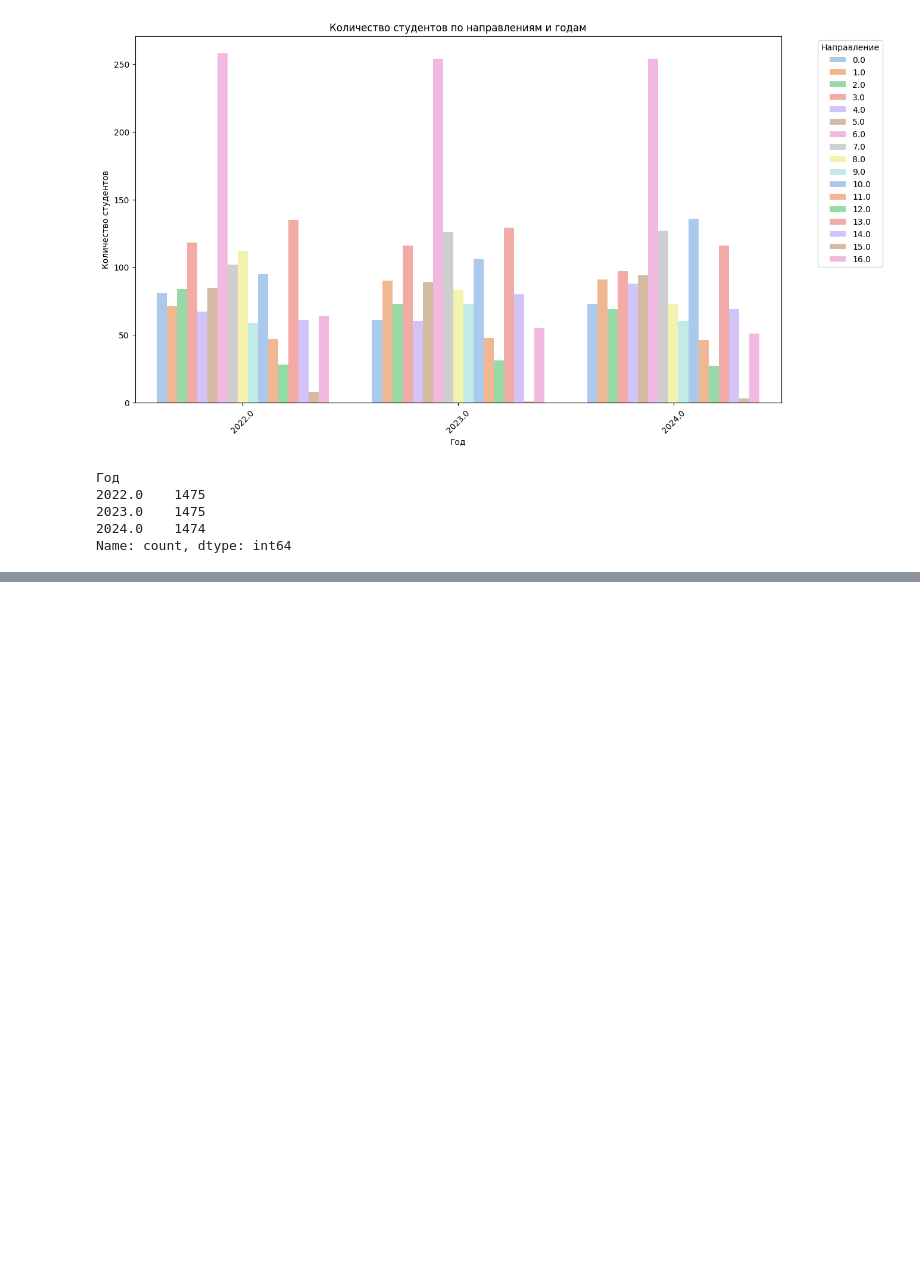
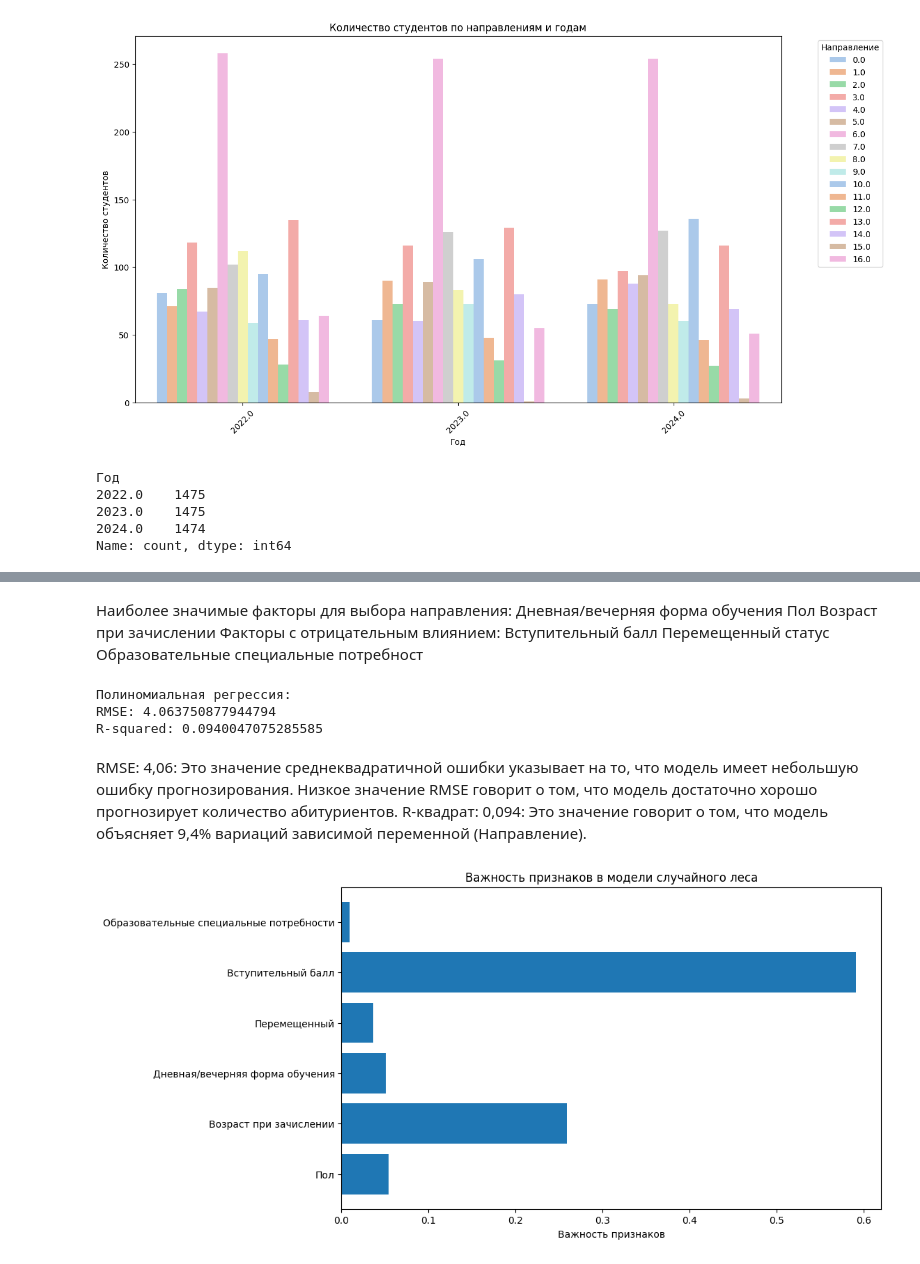
Before and after one commit to kristina-skoptsova/diplom, a Jupyter notebook: cleaned.ipynb, the cells around one changed output, grey strips where cells are left out. Cells and saved outputs as stored; diff of their text form; code cells hidden in the pictures; blank space fills up the shorter version.

Commit message:
Определение факторов
Определение факторов, которые влияют на выбор направления

```diff
--- a/cleaned.ipynb
+++ b/cleaned.ipynb
@@ -313,0 +382,3 @@ Name: count, dtype: int64
+# %%
+# Подсчет количества уникальных направлений
+final_df['Количество абитуриентов'] = df.groupby('Направление')['Направление'].transform('count')
@@ -313,0 +431,72 @@ Name: count, dtype: int64
+# %% [markdown]
+Наиболее значимые факторы для выбора направления:
+Дневная/вечерняя форма обучения
+Пол
+Возраст при зачислении
+Факторы с отрицательным влиянием:
+Вступительный балл
+Перемещенный статус
+Образовательные специальные потребност
+# %%
+from sklearn.preprocessing import PolynomialFeatures
+from sklearn.linear_model import LinearRegression
+from sklearn.metrics import mean_squared_error, r2_score
+
+# Определение зависимой и независимых переменных
+X = final_df[['Пол', 'Возраст при зачислении', 'Дневная/вечерняя форма обучения',
+               'Перемещенный', 'Вступительный балл', 'Образовательные специальные потребности',]]
+y = final_df['Направление']
+
+# Разделение данных на обучающую и тестовую выборки
+X_train, X_test, y_train, y_test = train_test_split(X, y, test_size=0.2, random_state=42)
+
+# Полиномиальная регрессия
+poly = PolynomialFeatures(degree=2) # Выбор степени полинома
+X_poly_train = poly.fit_transform(X_train)
+X_poly_test = poly.transform(X_test)
+
+# Обучение модели полиномиальной регрессии
+poly_model = LinearRegression()
+poly_model.fit(X_poly_train, y_train)
+
+# Прогнозирование на тестовой выборке
+y_poly_pred = poly_model.predict(X_poly_test)
+
+# Оценка модели полиномиальной регрессии
+print("Полиномиальная регрессия:")
+print("RMSE:", np.sqrt(mean_squared_error(y_test, y_poly_pred)))
+print("R-squared:", r2_score(y_test, y_poly_pred))
+# %% [output]
+Полиномиальная регрессия:
+RMSE: 4.063750877944794
+R-squared: 0.0940047075285585
+# %% [markdown]
+RMSE: 4,06: Это значение среднеквадратичной ошибки указывает на то, что модель имеет небольшую ошибку прогнозирования. Низкое значение RMSE говорит о том, что модель достаточно хорошо прогнозирует количество абитуриентов.
+R-квадрат: 0,094: Это значение говорит о том, что модель объясняет 9,4% вариаций зависимой переменной (Направление).
+# %%
+from sklearn.ensemble import RandomForestRegressor
+
+# Определение зависимой и независимых переменных
+X = final_df[['Пол', 'Возраст при зачислении', 'Дневная/вечерняя форма обучения',
+               'Перемещенный', 'Вступительный балл', 'Образовательные специальные потребности',]]
+y = final_df['Направление']
+
+# Разделение данных на обучающую и тестовую выборки
+X_train, X_test, y_train, y_test = train_test_split(X, y, test_size=0.2, random_state=42)
+
+# Создание модели случайного леса
+rf_model = RandomForestRegressor(n_estimators=100)
+rf_model.fit(X_train, y_train)
+
+# Получение важности признаков
+importances = rf_model.feature_importances_
+feature_names = X.columns
+
+# Визуализация важности признаков
+plt.figure(figsize=(10, 6))
+plt.barh(feature_names, importances)
+plt.xlabel('Важность признаков')
+plt.title('Важность признаков в модели случайного леса')
+plt.show()
+# %% [output]
+[figure, added]
```
Also changed, not shown: parts of 6 cells of this notebook.
